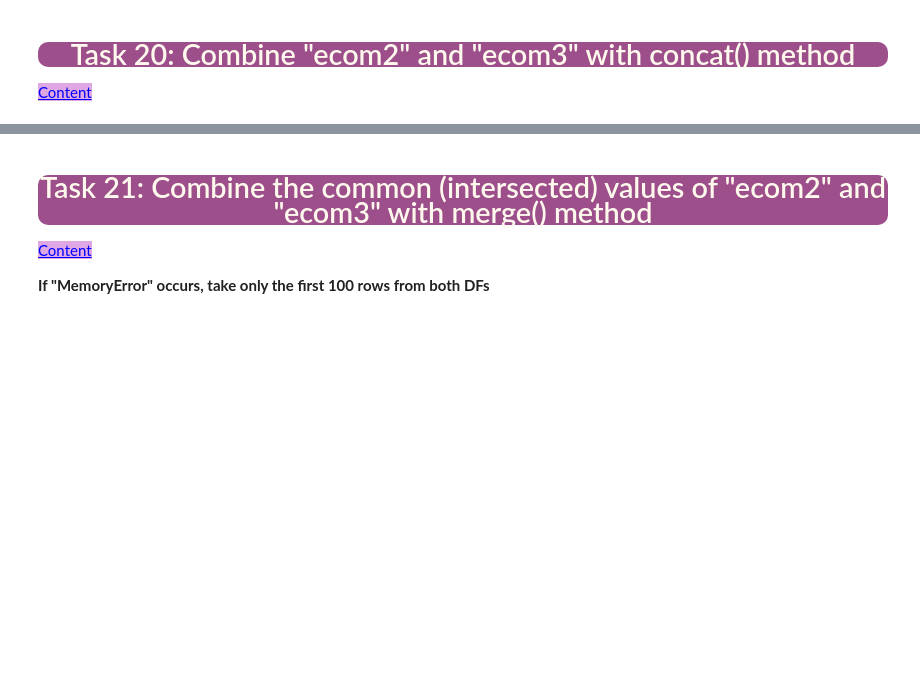
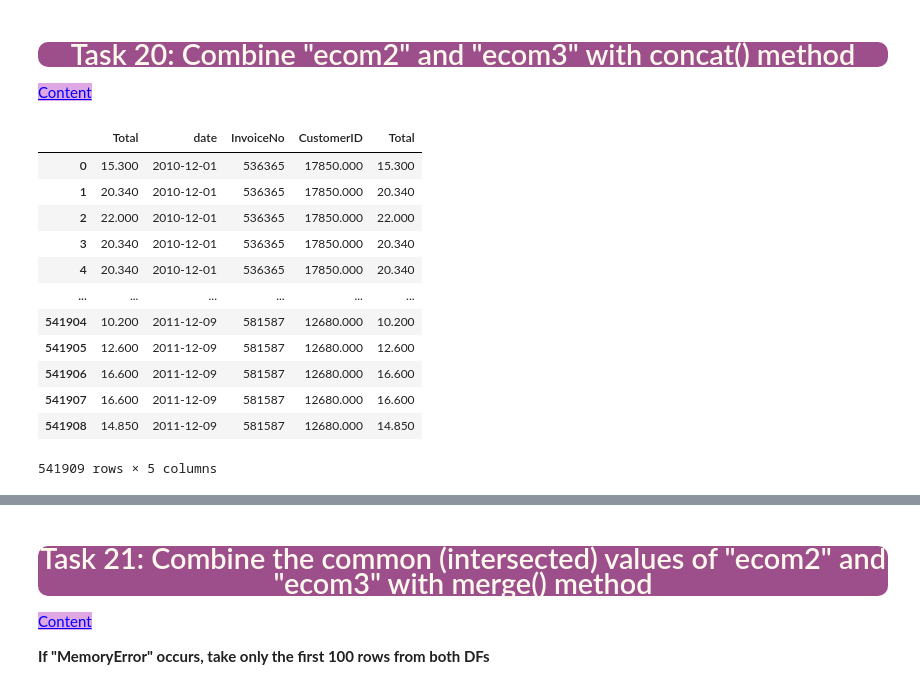
Before and after one commit to rar1977/clarusway-assignments, a Jupyter notebook: DAwPy Assignment-2 (Pandas)/Assignment_02_DA5204-Robin.ipynb, the cells around one changed output, grey strips where cells are left out. Cells and saved outputs as stored; diff of their text form; code cells hidden in the pictures; blank space fills up the shorter version.

```diff
--- a/DAwPy Assignment-2 (Pandas)/Assignment_02_DA5204-Robin.ipynb
+++ b/DAwPy Assignment-2 (Pandas)/Assignment_02_DA5204-Robin.ipynb
@@ -834,0 +983,4 @@ style="color:blue; background-color:#dfa8e4" data-toggle="popover">Content</a>
+# %%
+# YOUR CODE IS HERE
+ecom.loc[:4, 'StockCode'] = ecom.loc[:4, 'StockCode'].str.replace('[ABGE]', '')
+ecom["StockCode"].head(5)
@@ -849,3 +1008,5 @@ Name: StockCode, dtype: object
 style="color:blue; background-color:#dfa8e4" data-toggle="popover">Content</a>
 # %%
 # YOUR CODE IS HERE
+ecom2 = ecom.loc[:, ["Total","date"]]
+ecom2
@@ -861,3 +1036,5 @@ Desired Output:
 style="color:blue; background-color:#dfa8e4" data-toggle="popover">Content</a>
 # %%
 # YOUR CODE IS HERE
+ecom3 = ecom.iloc[:, [0,5,7]]
+ecom3
@@ -873,6 +1064,22 @@ Desired Output:
 style="color:blue; background-color:#dfa8e4" data-toggle="popover">Content</a>
 # %%
 # YOUR CODE IS HERE
+ecom = pd.concat([ecom2,ecom3], axis=1)
+ecom
+# %% [output]
+|  | Total | date | InvoiceNo | CustomerID | Total |
+| 0 | 15.300 | 2010-12-01 | 536365 | 17850.000 | 15.300 |
+| 1 | 20.340 | 2010-12-01 | 536365 | 17850.000 | 20.340 |
+| 2 | 22.000 | 2010-12-01 | 536365 | 17850.000 | 22.000 |
+| 3 | 20.340 | 2010-12-01 | 536365 | 17850.000 | 20.340 |
+| 4 | 20.340 | 2010-12-01 | 536365 | 17850.000 | 20.340 |
+| ... | ... | ... | ... | ... | ... |
+| 541904 | 10.200 | 2011-12-09 | 581587 | 12680.000 | 10.200 |
+| 541905 | 12.600 | 2011-12-09 | 581587 | 12680.000 | 12.600 |
+| 541906 | 16.600 | 2011-12-09 | 581587 | 12680.000 | 16.600 |
+| 541907 | 16.600 | 2011-12-09 | 581587 | 12680.000 | 16.600 |
+| 541908 | 14.850 | 2011-12-09 | 581587 | 12680.000 | 14.850 |
+541909 rows × 5 columns
 # %% [markdown]
 Desired Output:
 
```
Also changed, not shown: parts of 19 cells of this notebook.
